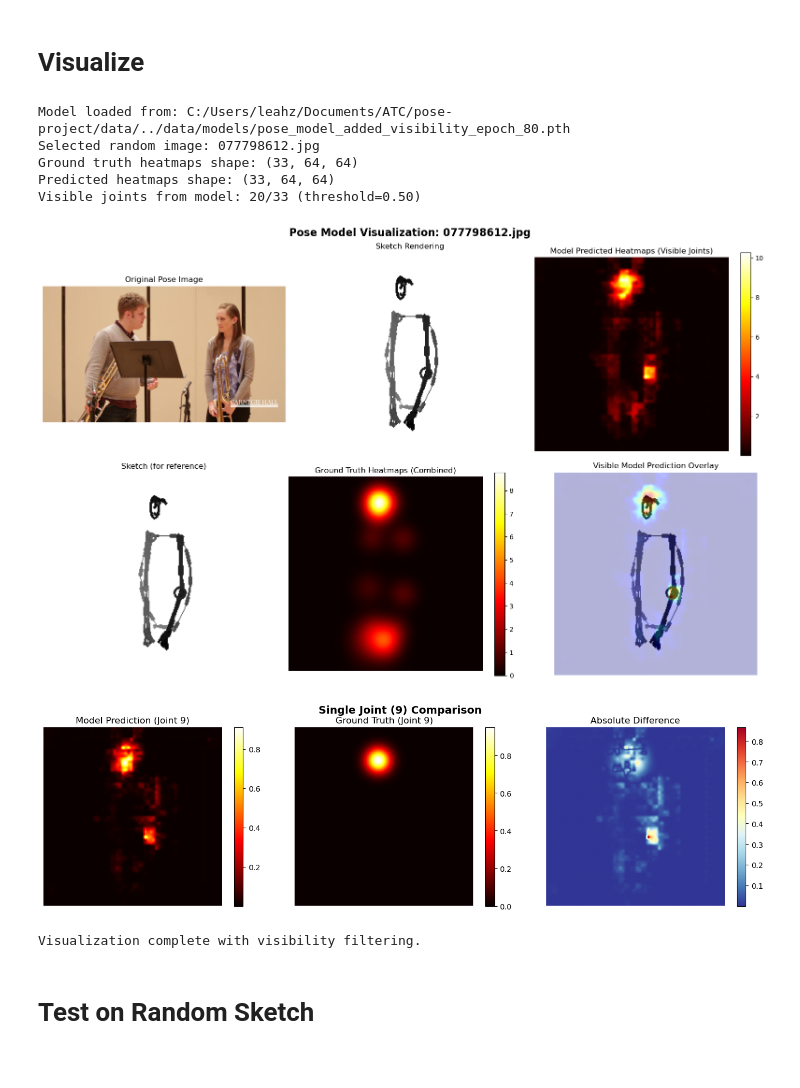
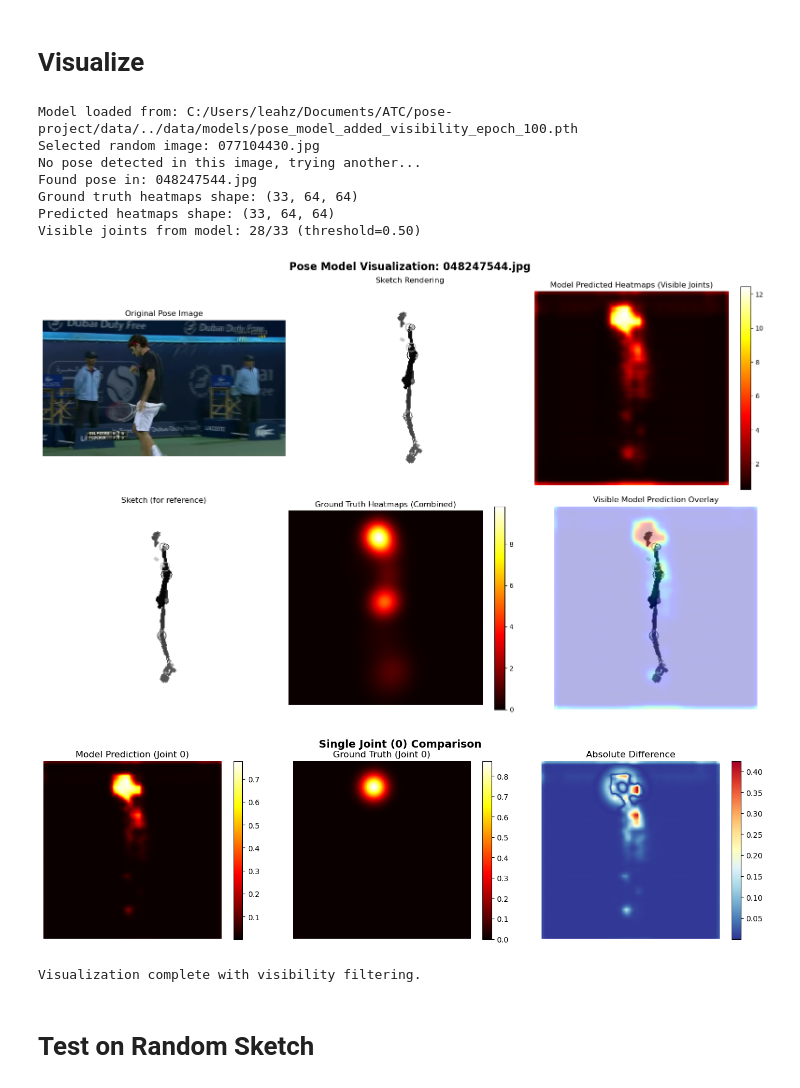
Before and after one commit to Leahie/pose-project, a Jupyter notebook: research/sketch_to_pose.ipynb, the cells around one changed output. Drawn from its saved outputs; the diff is of its cells as text; code cells hidden in the pictures.

```diff
--- a/research/sketch_to_pose.ipynb
+++ b/research/sketch_to_pose.ipynb
@@ -1644,7 +1690,7 @@ from pathlib import Path
 # ============================================================
 # 1. LOAD THE TRAINED MODEL
 # ============================================================
-model_save_path = f"{PATH}/../data/models/pose_model_added_visibility_epoch_80.pth"
+model_save_path = f"{PATH}/../data/models/pose_model_added_visibility_epoch_100.pth"
 loaded_model = load_model(model_save_path)
 print(f"Model loaded from: {model_save_path}")
 
@@ -1809,38 +1855,40 @@ fig.suptitle(f"Single Joint ({joint_idx}) Comparison", fontsize=14, fontweight='
 ax = axes[0]
 predicted_joint = cv2.resize(visible_predicted_heatmaps_np[joint_idx], (256, 256))
 im = ax.imshow(predicted_joint, cmap='hot')
 ax.set_title(f"Model Prediction (Joint {joint_idx})")
 ax.axis('off')
 plt.colorbar(im, ax=ax)
 
 # Ground truth heatmap for selected joint
 ax = axes[1]
 gt_joint = cv2.resize(ground_truth_heatmaps[joint_idx], (256, 256))
 im = ax.imshow(gt_joint, cmap='hot')
 ax.set_title(f"Ground Truth (Joint {joint_idx})")
 ax.axis('off')
 plt.colorbar(im, ax=ax)
 
 # Difference
 ax = axes[2]
 diff = np.abs(predicted_joint - gt_joint)
 im = ax.imshow(diff, cmap='RdYlBu_r')
 ax.set_title("Absolute Difference")
 ax.axis('off')
 plt.colorbar(im, ax=ax)
 
 plt.tight_layout()
 plt.show()
 
 print("\nVisualization complete with visibility filtering.")
 # %% [output]
-Model loaded from: C:/Users/leahz/Documents/ATC/pose-project/data/../data/models/pose_model_added_visibility_epoch_80.pth
-Selected random image: 077798612.jpg
+Model loaded from: C:/Users/leahz/Documents/ATC/pose-project/data/../data/models/pose_model_added_visibility_epoch_100.pth
+Selected random image: 077104430.jpg
+No pose detected in this image, trying another...
+Found pose in: 048247544.jpg
 Ground truth heatmaps shape: (33, 64, 64)
 Predicted heatmaps shape: (33, 64, 64)
-Visible joints from model: 20/33 (threshold=0.50)
+Visible joints from model: 28/33 (threshold=0.50)
-[figure, old version]
+[figure, new version]
-[figure, old version]
+[figure, new version]
 Visualization complete with visibility filtering.
 # %% [markdown]
 # Test on Random Sketch
```
Also changed, not shown: parts of 15 cells of this notebook, 3 other files.
